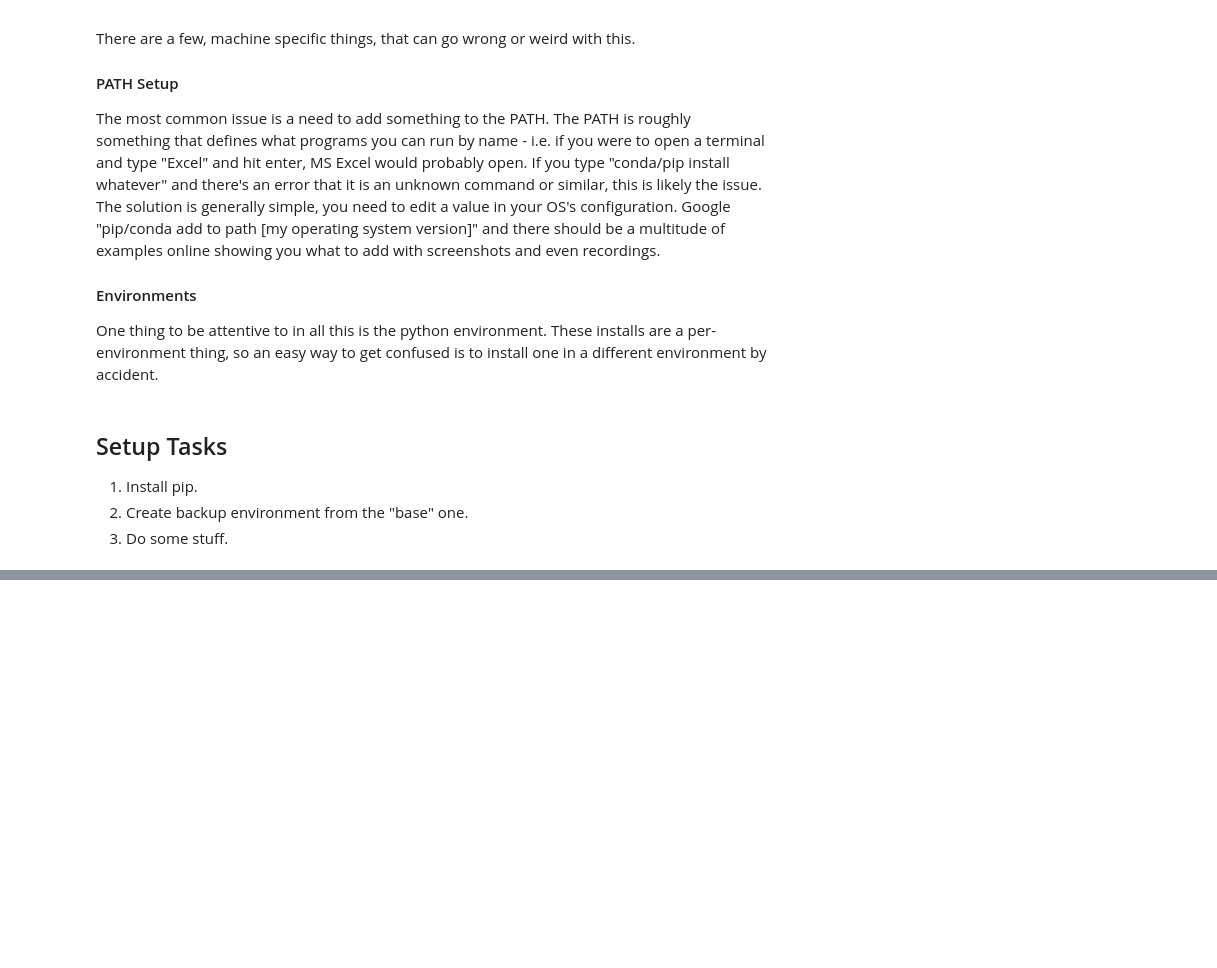
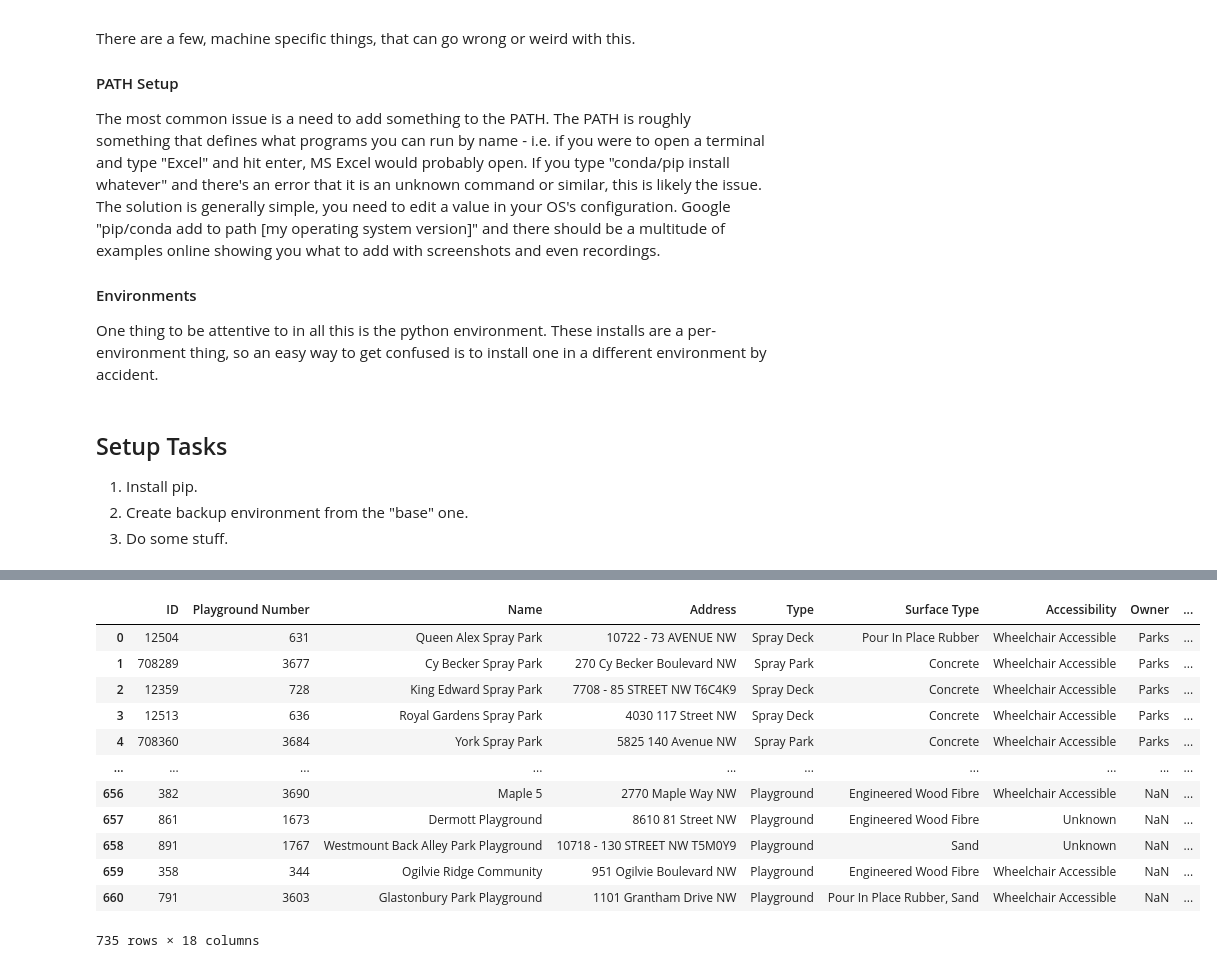
Before and after one commit to AkeemSemperDataScience/Programming_Basics_for_Machine_Learning_Students, a Jupyter notebook: workbooks/000_Setup.ipynb, the cells around one changed output, grey strips where cells are left out. Saved outputs shown, nothing was run; the diff lists cells and outputs as text; code cells hidden in the pictures; blank space fills up the shorter version.

```diff
--- a/workbooks/000_Setup.ipynb
+++ b/workbooks/000_Setup.ipynb
@@ -271,3 +271,6 @@ One thing to be attentive to in all this is the python environment. These instal
 <li> Create backup environment from the "base" one.
 <li> Do some stuff.
 </ol>
+# %%
+spray = pd.read_csv("../data/Spray_Parks_20241118.csv")
+play = pd.read_csv("../data/Playgrounds_20241118.csv")
@@ -273,0 +295,19 @@ One thing to be attentive to in all this is the python environment. These instal
+# %%
+spray["park_type"] = "spray"
+play["park_type"] = "play"
+union_df = pd.concat([spray, play])
+union_df
+# %% [output]
+|  | ID | Playground Number | Name | Address | Type | Surface Type | Accessibility | Owner | ... |
+| 0 | 12504 | 631 | Queen Alex Spray Park | 10722 - 73 AVENUE NW | Spray Deck | Pour In Place Rubber | Wheelchair Accessible | Parks | ... |
+| 1 | 708289 | 3677 | Cy Becker Spray Park | 270 Cy Becker Boulevard NW | Spray Park | Concrete | Wheelchair Accessible | Parks | ... |
+| 2 | 12359 | 728 | King Edward Spray Park | 7708 - 85 STREET NW T6C4K9 | Spray Deck | Concrete | Wheelchair Accessible | Parks | ... |
+| 3 | 12513 | 636 | Royal Gardens Spray Park | 4030 117 Street NW | Spray Deck | Concrete | Wheelchair Accessible | Parks | ... |
+| 4 | 708360 | 3684 | York Spray Park | 5825 140 Avenue NW | Spray Park | Concrete | Wheelchair Accessible | Parks | ... |
+| ... | ... | ... | ... | ... | ... | ... | ... | ... | ... |
+| 656 | 382 | 3690 | Maple 5 | 2770 Maple Way NW | Playground | Engineered Wood Fibre | Wheelchair Accessible | NaN | ... |
+| 657 | 861 | 1673 | Dermott Playground | 8610 81 Street NW | Playground | Engineered Wood Fibre | Unknown | NaN | ... |
+| 658 | 891 | 1767 | Westmount Back Alley Park Playground | 10718 - 130 STREET NW T5M0Y9 | Playground | Sand | Unknown | NaN | ... |
+| 659 | 358 | 344 | Ogilvie Ridge Community | 951 Ogilvie Boulevard NW | Playground | Engineered Wood Fibre | Wheelchair Accessible | NaN | ... |
+| 660 | 791 | 3603 | Glastonbury Park Playground | 1101 Grantham Drive NW | Playground | Pour In Place Rubber, Sand | Wheelchair Accessible | NaN | ... |
+735 rows × 18 columns
```
Also changed, not shown: parts of 9 cells of this notebook, 7 other files.
